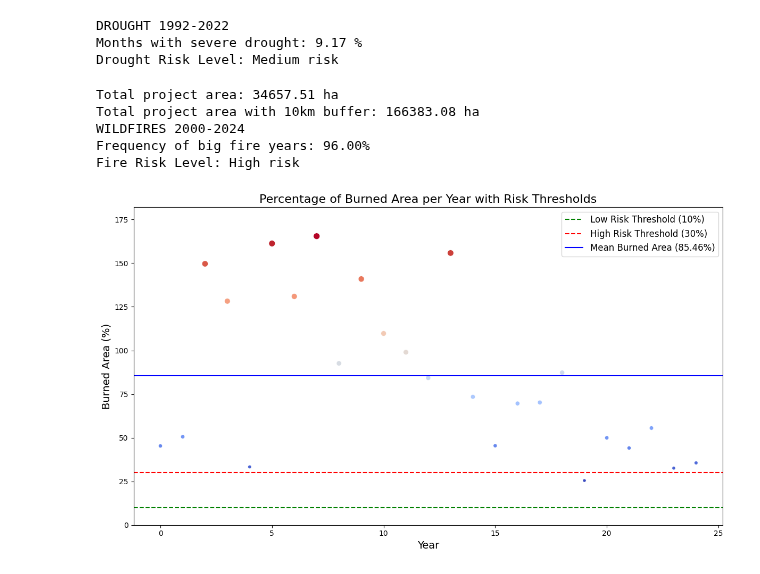
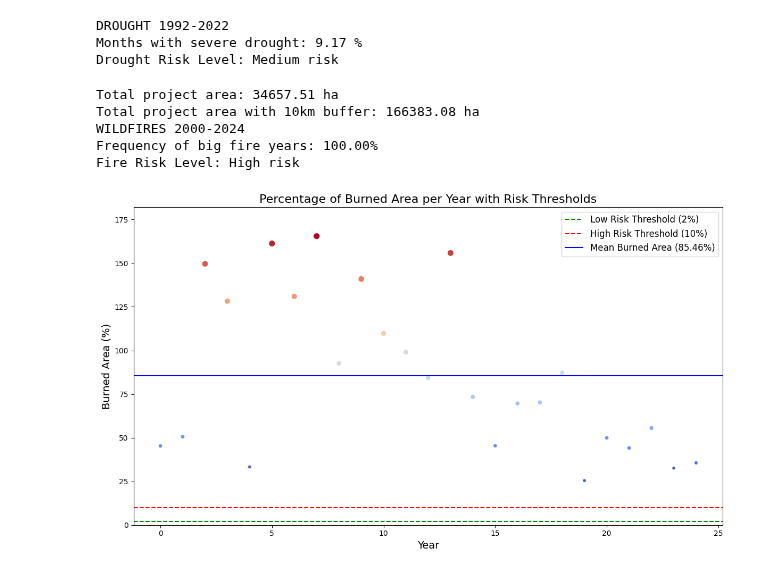
Before and after one commit to inesbsilveira/hummingbirds, a Jupyter notebook: Risk_classification/all_risks.ipynb, the cells around one changed output. Saved outputs shown, nothing was run; the diff lists cells and outputs as text; code cells hidden in the pictures.

```diff
--- a/Risk_classification/all_risks.ipynb
+++ b/Risk_classification/all_risks.ipynb
@@ -941,19 +947,26 @@ mean_area_percentage = df_wf['burned_area_percentage'].mean()
 std_area_percentage = df_wf['burned_area_percentage'].std()
 
 # Step 1: Identify big fire years
-df_wf['is_big_fire_year'] = df_wf['burned_area_percentage'] > 30 #(mean_area_percentage + std_area_percentage)
+df_wf['is_big_fire_year'] = df_wf['burned_area_percentage'] > 10 #(mean_area_percentage + std_area_percentage)
+df_wf['is_medium_fire_year'] = (df_wf['burned_area_percentage'] > 5) & (df_wf['burned_area_percentage'] <= 10)
 # Step 2: Calculate frequency of big fire years
 big_fire_frequency = df_wf['is_big_fire_year'].mean() * 100  # Frequency in percentage
+nr_big_fire_years = df_wf['is_big_fire_year'].sum()
+nr_medium_fire_years = df_wf['is_medium_fire_year'].sum()
 
 # Step 3: Classify fire risk
-if mean_area_percentage < 10:
-    if big_fire_frequency > 20:
+if mean_area_percentage < 2:
+    if nr_big_fire_years >= 1:
+        risk_level_wf = "High risk"
+    if nr_medium_fire_years >= 1:
         risk_level_wf = "Medium risk"
     else:
         risk_level_wf = "Low risk"
-elif 10 <= mean_area_percentage <= 30:
-    if big_fire_frequency > 20:
+elif 2 <= mean_area_percentage <= 5:
+    if nr_big_fire_years >= 1:
         risk_level_wf = "High risk"
+    if nr_medium_fire_years >= 1:
+        risk_level_wf = "Medium risk"
     else:
         risk_level_wf = "Medium risk"
 else:
@@ -965,8 +978,8 @@ print(f"Frequency of big fire years: {big_fire_frequency:.2f}%")
 print(color.PURPLE + f"Fire Risk Level: {risk_level_wf}" + color.END)
 
 # Define risk thresholds
-low_risk_threshold = 10  # Low risk threshold (10%)
-high_risk_threshold = 30  # High risk threshold (30%)
+low_risk_threshold = 2  # Low risk threshold (10%)
+high_risk_threshold = 10  # High risk threshold (30%)
 mean_threshold = mean_area_percentage  # Mean burned area percentage
 
 # Add a column for point size (optional, for visualization purposes)
@@ -979,34 +992,34 @@ sns.scatterplot(
     x='year',
     y='burned_area_percentage',
     size='point_size',
     hue='burned_area_percentage',
     palette='coolwarm',
     legend=False
 )
 
 # Add horizontal lines for risk thresholds
-plt.axhline(y=low_risk_threshold, color='green', linestyle='--', label='Low Risk Threshold (10%)')
-plt.axhline(y=high_risk_threshold, color='red', linestyle='--', label='High Risk Threshold (30%)')
+plt.axhline(y=low_risk_threshold, color='green', linestyle='--', label='Low Risk Threshold (2%)')
+plt.axhline(y=high_risk_threshold, color='red', linestyle='--', label='High Risk Threshold (10%)')
 plt.axhline(y=mean_threshold, color='blue', linestyle='-', label=f'Mean Burned Area ({mean_threshold:.2f}%)')
 
 # Set labels and title
 plt.title(f'Percentage of Burned Area per Year with Risk Thresholds', fontsize=16)
 plt.xlabel('Year', fontsize=14)
 plt.ylabel('Burned Area (%)', fontsize=14)
 
 # Set y-axis limits
 plt.ylim(0, df_wf['burned_area_percentage'].max() * 1.1)
 
 # Show legend
 plt.legend(loc='upper right', fontsize=12)
 
 # Show the plot
 plt.tight_layout()
 plt.show()
 # %% [output]
 Total project area: 34657.51 ha
 Total project area with 10km buffer: 166383.08 ha
 WILDFIRES 2000-2024
-Frequency of big fire years: 96.00%
+Frequency of big fire years: 100.00%
 Fire Risk Level: High risk
-[figure, old version]
+[figure, new version]
```
Also changed, not shown: parts of 4 cells of this notebook.
